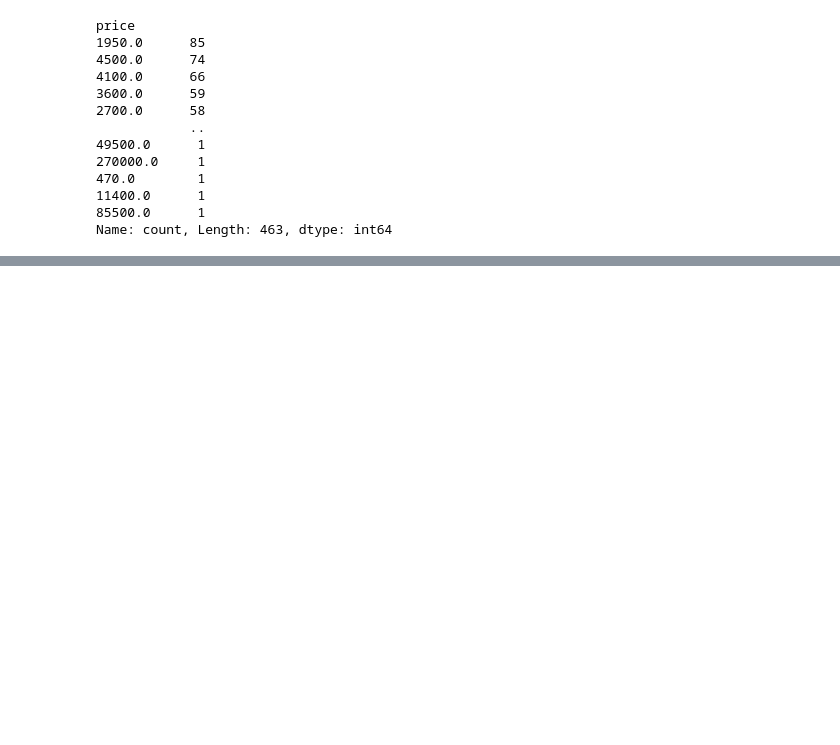
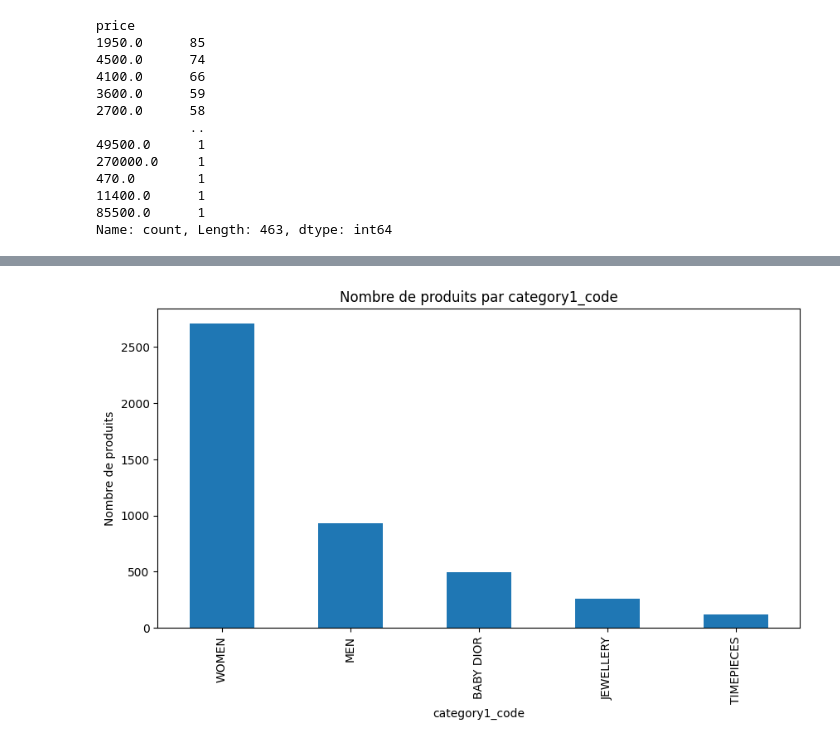
Before and after one commit to Chlooow/Projet-Apprentissage-Artificiel, a Jupyter notebook: notebooks/EDA.ipynb, the cells around one changed output, grey strips where cells are left out. Saved outputs shown, nothing was run; the diff lists cells and outputs as text; code cells hidden in the pictures; blank space fills up the shorter version.

```diff
--- a/notebooks/EDA.ipynb
+++ b/notebooks/EDA.ipynb
@@ -548,0 +542,4 @@ X[['title_romanized']].head(10)
+# %%
+plot_category_counts(df, "category1_code")
+# %% [output]
+[figure, added]
```
Also changed, not shown: parts of 46 cells of this notebook, 12 other files.
